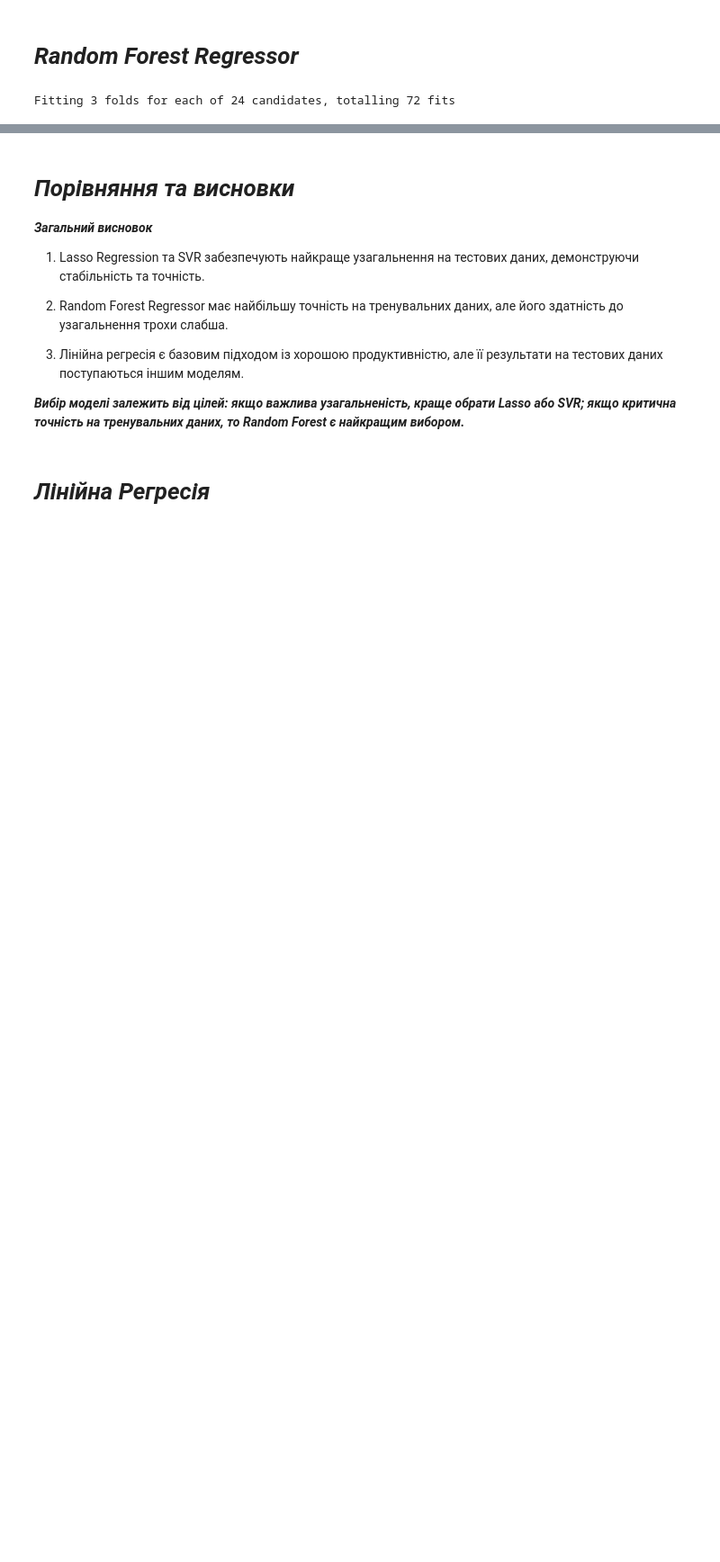
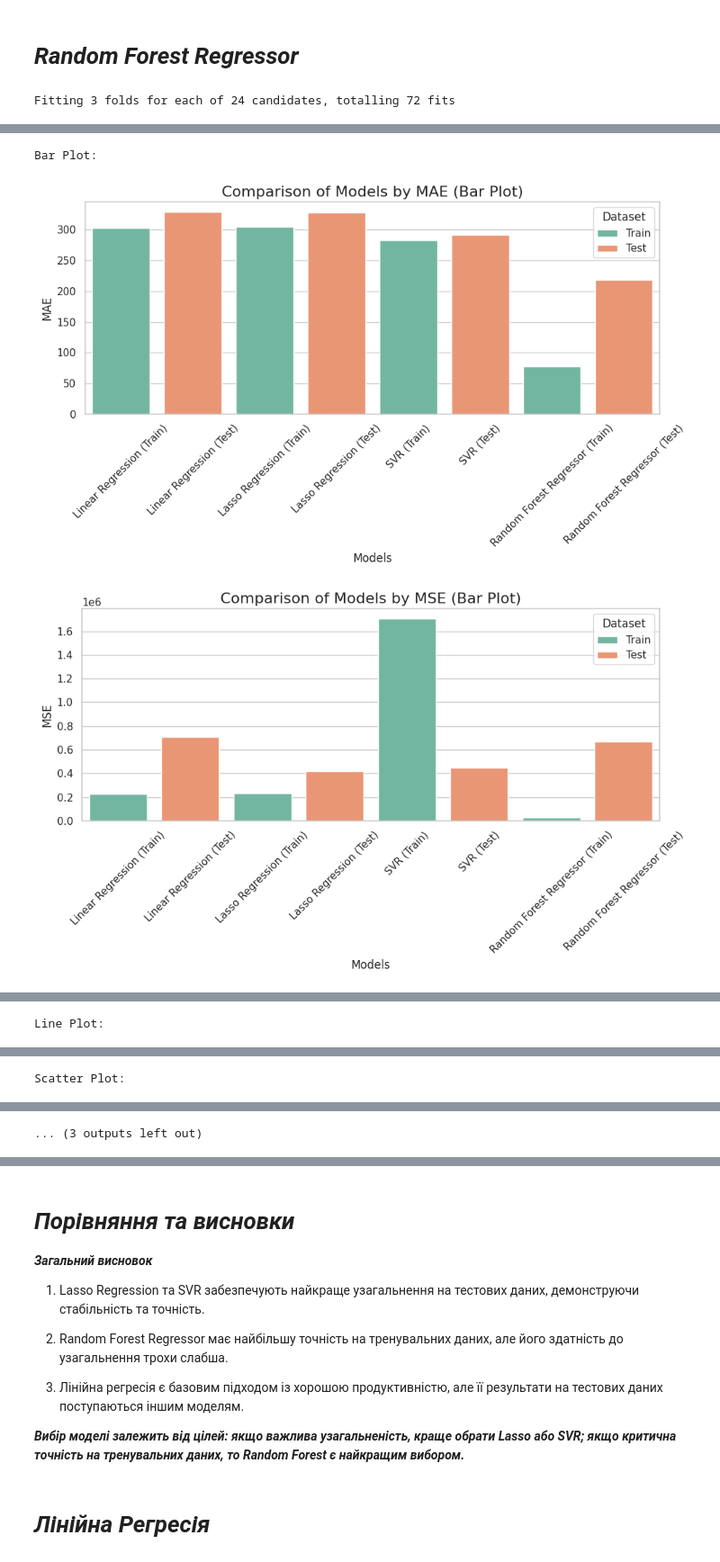
Before and after one commit to MariiaSam/Rent-in-Brazil, a Jupyter notebook: Brazil_houses_rental_Models.ipynb, the cells around one changed output, grey strips where cells are left out. Shown at 90% size. Saved outputs shown, nothing was run; the diff lists cells and outputs as text; code cells hidden in the pictures; blank space fills up the shorter version.

```diff
--- a/Brazil_houses_rental_Models.ipynb
+++ b/Brazil_houses_rental_Models.ipynb
@@ -721,0 +655,53 @@ plot_predictions(
+# %%
+def plot_model_comparison(results, plot_type='bar'):
+    """
+    Відображення результатів моделей у вигляді графіків.
+
+    Parameters:
+    - results: DataFrame, який містить результати моделей (MAE, MSE, RMSE, R2).
+    - plot_type: Тип графіка ('bar', 'line', 'scatter').
+    """
+    # Налаштування стилю
+    sns.set(style="whitegrid")
+
+    metrics = ['MAE', 'MSE', 'RMSE', 'R2']
+    model_names = results['Model'].unique()
+
+    # Створення графіків для кожної метрики
+    for metric in metrics:
+        plt.figure(figsize=(10, 6))
+
+        if plot_type == 'bar':
+            sns.barplot(data=results, x='Model', y=metric, hue='Dataset', palette='Set2')
+            plt.title(f'Comparison of Models by {metric} (Bar Plot)', fontsize=16)
+        elif plot_type == 'line':
+            sns.lineplot(data=results, x='Model', y=metric, hue='Dataset', marker='o', palette='Set2')
+            plt.title(f'Comparison of Models by {metric} (Line Plot)', fontsize=16)
+        elif plot_type == 'scatter':
+            sns.scatterplot(data=results, x='Model', y=metric, hue='Dataset', style='Dataset', s=100, palette='Set2')
+            plt.title(f'Comparison of Models by {metric} (Scatter Plot)', fontsize=16)
+        else:
+            raise ValueError("Invalid plot_type. Choose from 'bar', 'line', or 'scatter'.")
+
+        plt.ylabel(metric, fontsize=12)
+        plt.xlabel('Models', fontsize=12)
+        plt.xticks(rotation=45)
+        plt.legend(title='Dataset')
+        plt.tight_layout()
+        plt.show()
+
+results['Dataset'] = ['Train', 'Test'] * 4
+
+# Виклик функції для різних типів графіків
+print("Bar Plot:")
+plot_model_comparison(results, plot_type='bar')
+
+print("Line Plot:")
+plot_model_comparison(results, plot_type='line')
+
+print("Scatter Plot:")
+plot_model_comparison(results, plot_type='scatter')
+# %% [output]
+Bar Plot:
+[figure, added]
+[figure, added]
@@ -721,0 +710 @@ plot_predictions(
+Line Plot:
@@ -721,0 +715 @@ plot_predictions(
+Scatter Plot:
@@ -722,3 +717,4 @@ plot_predictions(
+... (3 outputs left out)
 # %%
 # Створення папки для збереження файлів, якщо вона не існує
 output_dir = "saved_models"
```
Also changed, not shown: parts of 9 cells of this notebook.
